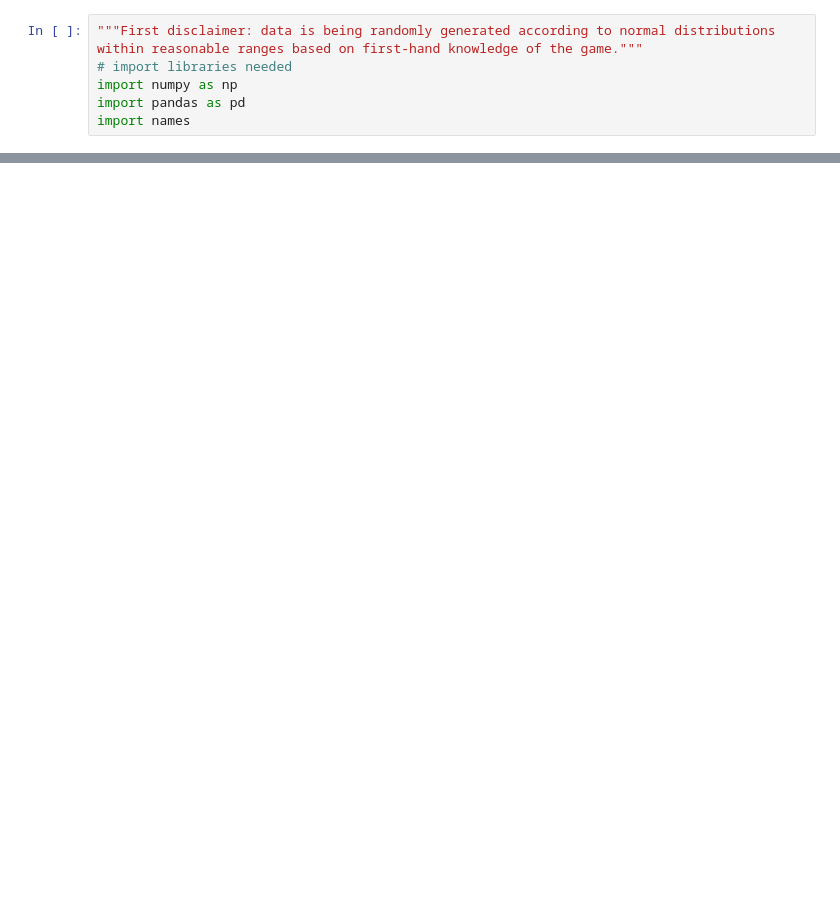
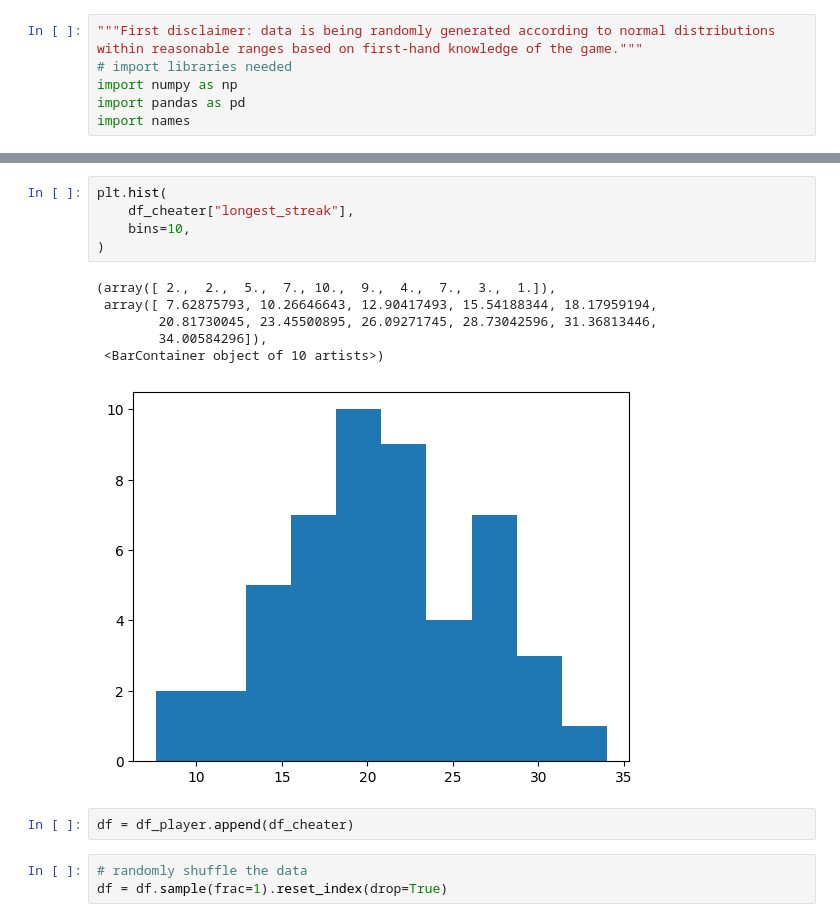
Before and after one commit to jobu9395/tarkov-anticheat, a Jupyter notebook: main.ipynb, the cells around one changed output, grey strips where cells are left out. Drawn from its saved outputs; the diff is of its cells as text; blank space fills up the shorter version.

```diff
--- a/main.ipynb
+++ b/main.ipynb
@@ -235,0 +154,17 @@ joined_data_df.to_csv('labeled_preds.csv')
+# %%
+plt.hist(
+    df_cheater["longest_streak"],
+    bins=10,
+)
+# %% [output]
+(array([ 2.,  2.,  5.,  7., 10.,  9.,  4.,  7.,  3.,  1.]),
+ array([ 7.62875793, 10.26646643, 12.90417493, 15.54188344, 18.17959194,
+        20.81730045, 23.45500895, 26.09271745, 28.73042596, 31.36813446,
+        34.00584296]),
+ <BarContainer object of 10 artists>)
+[figure, added]
+# %%
+df = df_player.append(df_cheater)
+# %%
+# randomly shuffle the data
+df = df.sample(frac=1).reset_index(drop=True)
```
Also changed, not shown: parts of 69 cells of this notebook, 4 other files.
